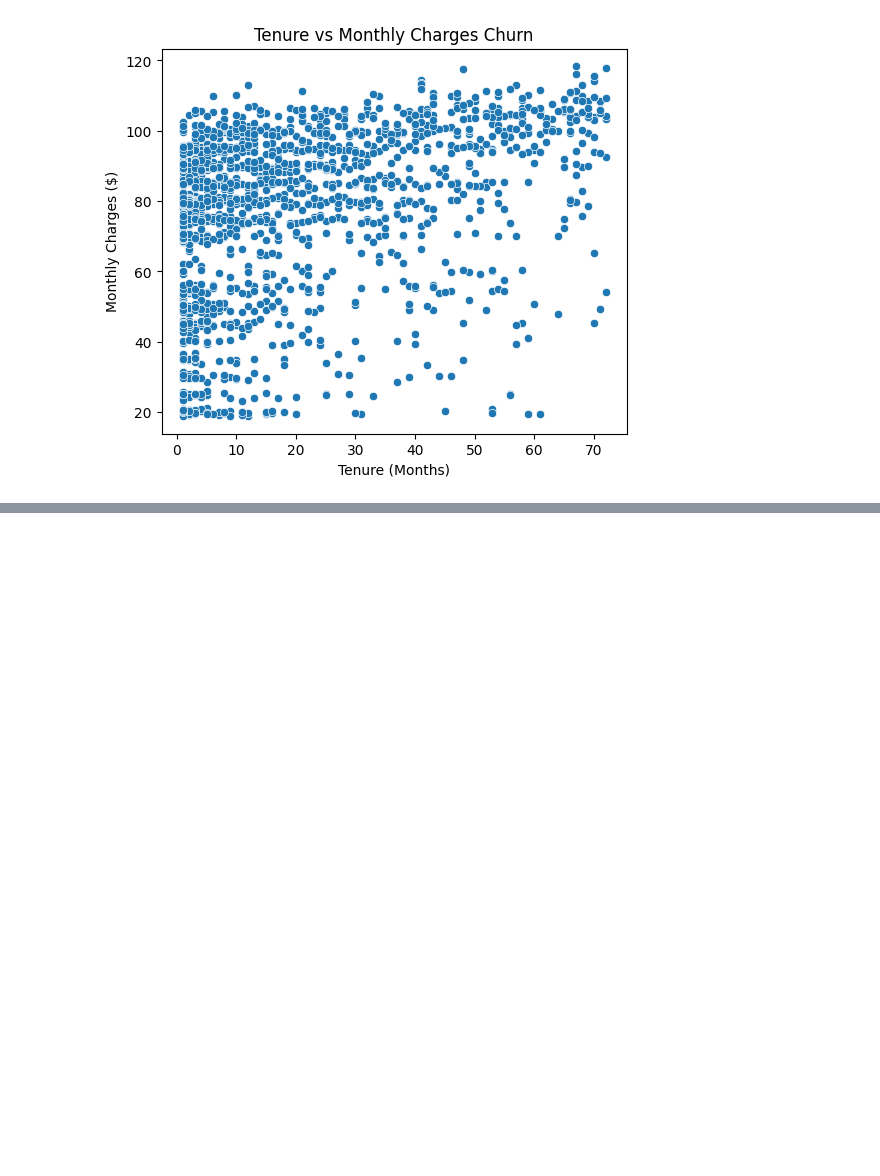
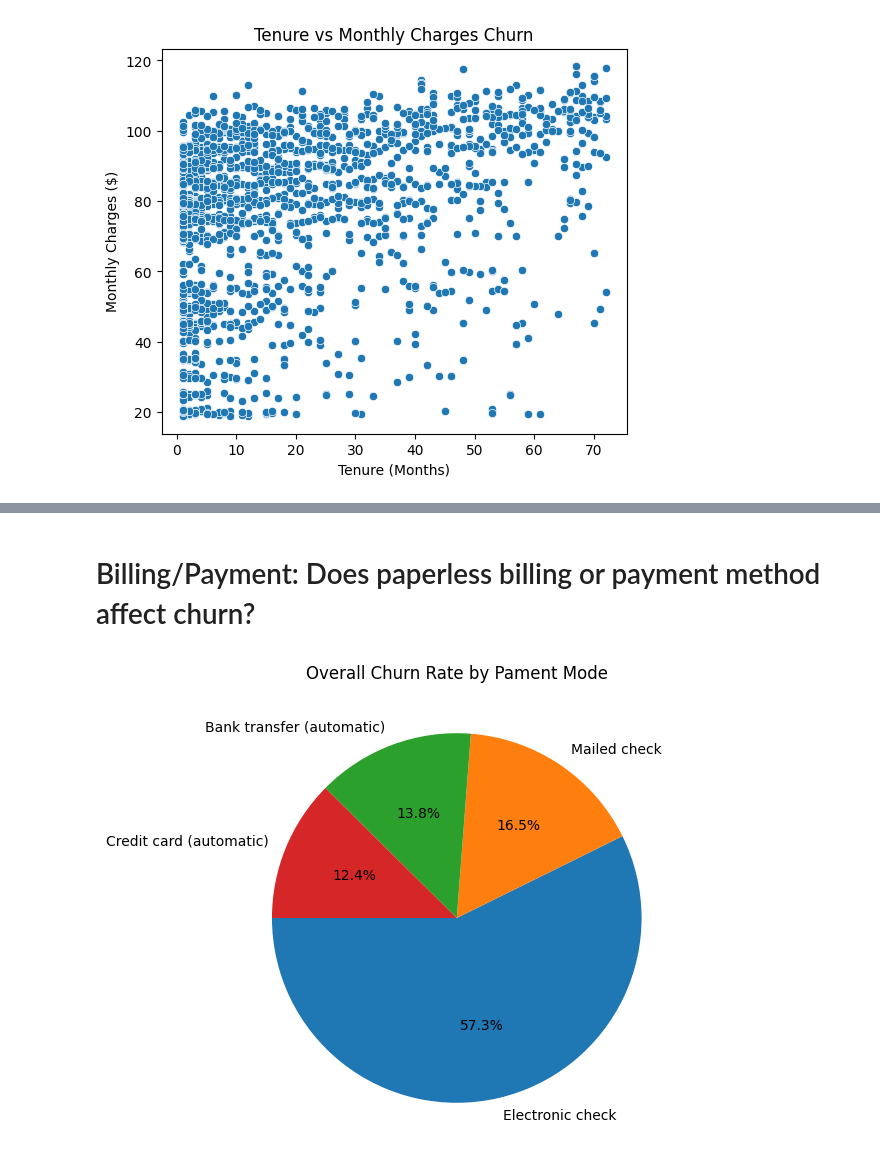
Before and after one commit to neel-dev-2000/Telco-Customer-Churn, a Jupyter notebook: Notebook/Churn.ipynb, the cells around one changed output, grey strips where cells are left out. Cells and saved outputs as stored; diff of their text form; code cells hidden in the pictures; blank space fills up the shorter version.

```diff
--- a/Notebook/Churn.ipynb
+++ b/Notebook/Churn.ipynb
@@ -252,0 +294,18 @@ plt.show()
+# %% [markdown]
+# Billing/Payment: Does paperless billing or payment method affect churn?
+# %%
+plt.figure(figsize=(6,6))
+df3=df[df['Churn']==1]
+churn_counts = df3['PaymentMethod'].value_counts()
+plt.pie(
+    churn_counts,
+    labels=churn_counts.index,
+    autopct='%1.1f%%',  # show percentage
+    startangle=180,      # rotate chart
+    shadow=False,
+)
+
+plt.title("Overall Churn Rate by Pament Mode")
+plt.show()
+# %% [output]
+[figure, added]
```
Also changed, not shown: parts of 11 cells of this notebook, 1 other file.
